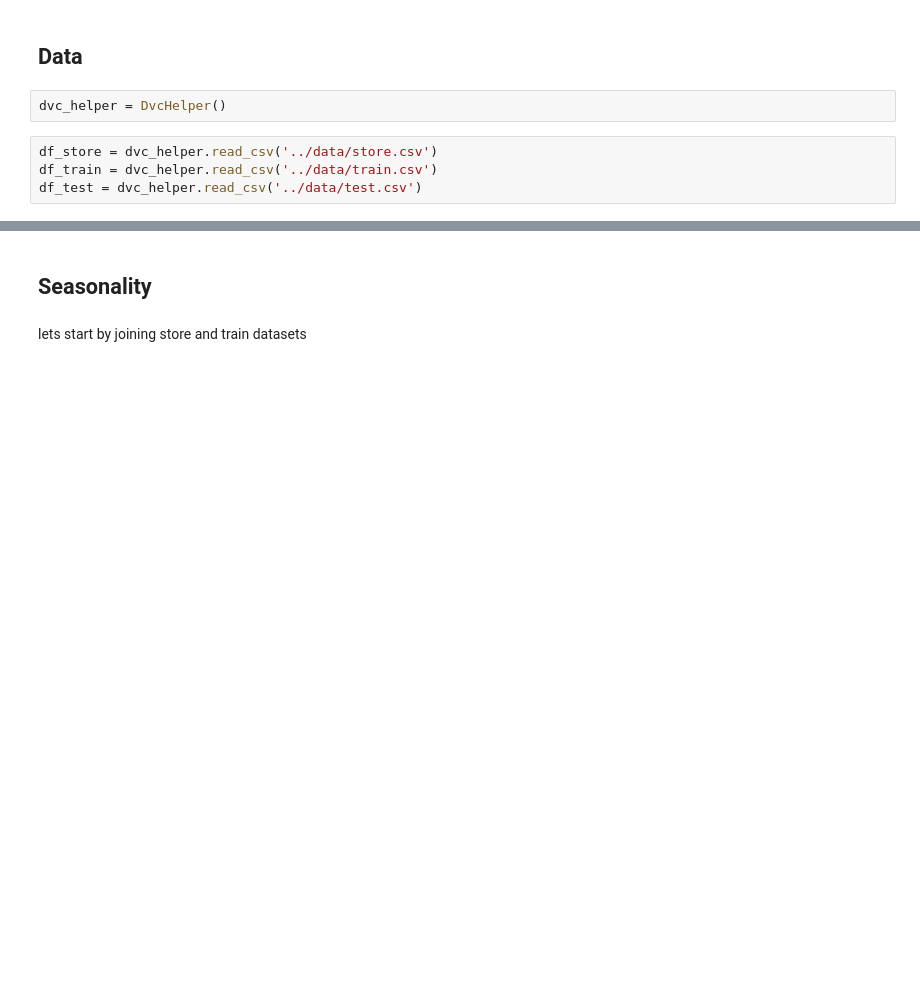
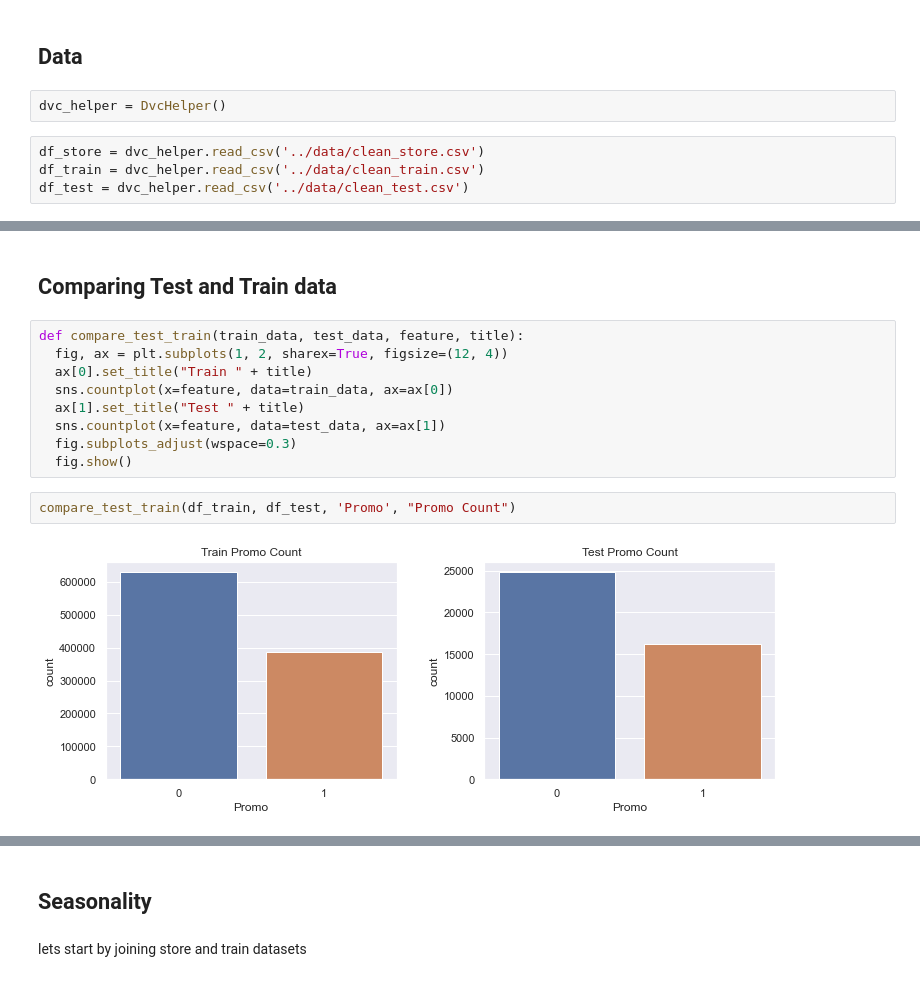
Before and after one commit to eandualem/PharmaceuticalSalesPrediction, a Jupyter notebook: notebooks/2.0 exploration.ipynb, the cells around one changed output, grey strips where cells are left out. Cells and saved outputs as stored; diff of their text form; blank space fills up the shorter version.

```diff
--- a/notebooks/2.0 exploration.ipynb
+++ b/notebooks/2.0 exploration.ipynb
@@ -112,7 +114,7 @@ sn = VisSeaborn()
 # %%
 dvc_helper = DvcHelper()
 # %%
-df_store = dvc_helper.read_csv('../data/store.csv')
-df_train = dvc_helper.read_csv('../data/train.csv')
-df_test = dvc_helper.read_csv('../data/test.csv')
+df_store = dvc_helper.read_csv('../data/clean_store.csv')
+df_train = dvc_helper.read_csv('../data/clean_train.csv')
+df_test = dvc_helper.read_csv('../data/clean_test.csv')
 # %% [output]
@@ -121,0 +124,15 @@ df_test = dvc_helper.read_csv('../data/test.csv')
+# %% [markdown]
+## Comparing Test and Train data
+# %%
+def compare_test_train(train_data, test_data, feature, title):
+  fig, ax = plt.subplots(1, 2, sharex=True, figsize=(12, 4))
+  ax[0].set_title("Train " + title)
+  sns.countplot(x=feature, data=train_data, ax=ax[0])
+  ax[1].set_title("Test " + title)
+  sns.countplot(x=feature, data=test_data, ax=ax[1])
+  fig.subplots_adjust(wspace=0.3)
+  fig.show()
+# %%
+compare_test_train(df_train, df_test, 'Promo', "Promo Count")
+# %% [output]
+[figure, added]
```
Also changed, not shown: parts of 44 cells of this notebook, 3 other files.
